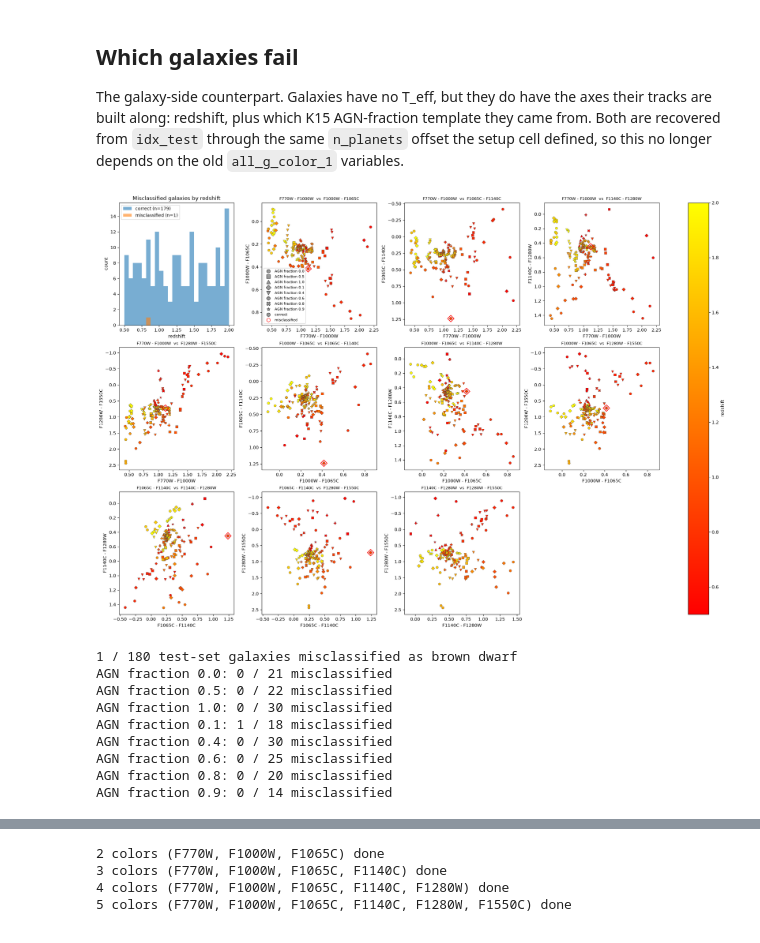
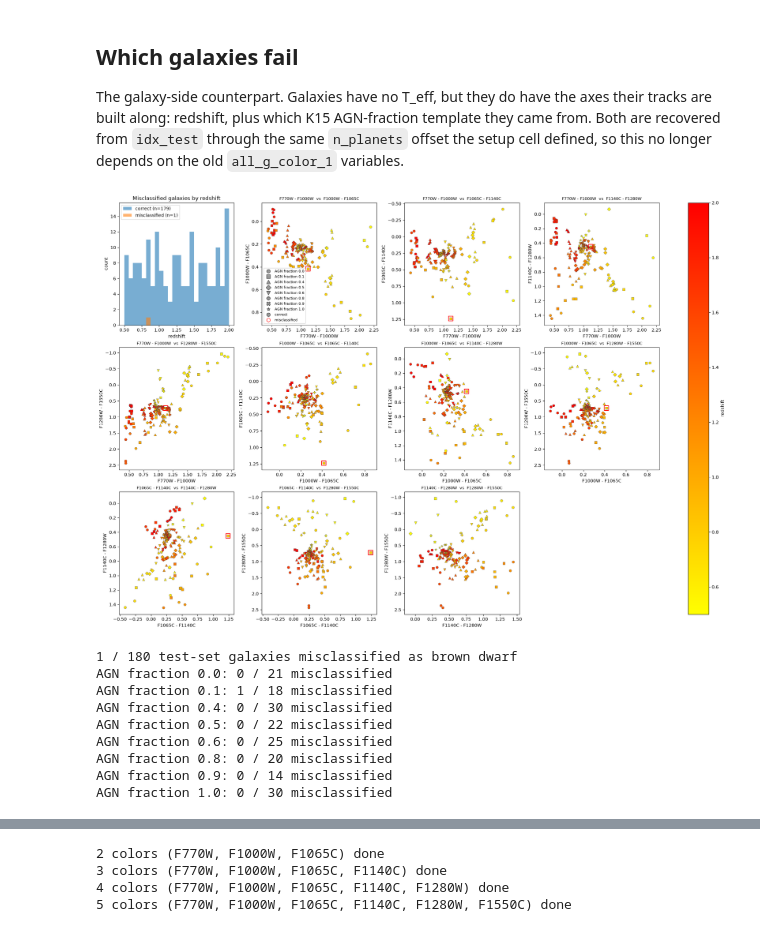
Before and after one commit to mitchell-foote/dwarfhunt, a Jupyter notebook: pop-separation/pop-separation.ipynb, the cells around one changed output, grey strips where cells are left out. Saved outputs shown, nothing was run; the diff lists cells and outputs as text; code cells hidden in the pictures.

```diff
--- a/pop-separation/pop-separation.ipynb
+++ b/pop-separation/pop-separation.ipynb
@@ -517,52 +517,69 @@ if len(GALAXY_AGN_FRACTIONS) > len(markers):
     print(f"  WARNING: {len(GALAXY_AGN_FRACTIONS)} templates but only "
           f"{len(markers)} marker shapes -- shapes repeat and the legend is "
           "ambiguous. Add markers or split the figure.")
+
+# Sorted by AGN fraction, NOT by GALAXY_TEMPLATE_FILES order. That tuple is
+# ordered by when each template was added, which is meaningless to a reader, so
+# the legend read 0.0, 0.5, 1.0, 0.1, ... Sorting here is presentation only: it
+# fixes the legend order and the shape-to-fraction assignment, and touches
+# nothing that feeds the fit. The row order in X stays as it was, so no numbers
+# move.
+AGN_FRACTIONS_SORTED = tuple(sorted(GALAXY_AGN_FRACTIONS))
 agn_markers = {frac: markers[i % len(markers)]
-               for i, frac in enumerate(GALAXY_AGN_FRACTIONS)}
+               for i, frac in enumerate(AGN_FRACTIONS_SORTED)}
+
+# ccp.GALAXY_CMAP is matplotlib's "autumn", which runs red -> yellow, putting
+# red at the LOW-redshift end. Reversed, the most redshifted objects are the
+# reddest -- the direction the eye already expects from the word "redshift".
+# Reversed at the call site rather than in dwarfhunt.plots on purpose:
+# GALAXY_CMAP also colours the galaxy tracks in michelson-gmm-exploration,
+# whose figures Log.md refers to.
+GALAXY_Z_CMAP = ccp.GALAXY_CMAP.reversed()
+
 norm = Normalize(vmin=np.nanmin(z_test), vmax=np.nanmax(z_test))
 
 for ax, pair in zip(axes[1:], pairs):
     for frac, marker in agn_markers.items():
         handle, _, _ = ccp.plot_failures(
             ax, X_test, Y_test, pred_best, cls=GALAXY_CLASS, dims=pair,
-            c=z_test, cmap=ccp.GALAXY_CMAP, norm=norm, marker=marker, size=32,
+            c=z_test, cmap=GALAXY_Z_CMAP, norm=norm, marker=marker, size=32,
             subset=agn_test == frac)
     ccp.style_panel(ax, names[pair[0]], names[pair[1]])
     ax.set_title(f"{names[pair[0]]}  vs  {names[pair[1]]}", fontsize=9)
 
 shape_handles = [Line2D([], [], marker=marker, linestyle="none", markerfacecolor="0.6",
                         markeredgecolor="0.25", markersize=8, label=f"AGN fraction {frac}")
                  for frac, marker in agn_markers.items()]
 status_handles = [
     Line2D([], [], marker="o", linestyle="none", markerfacecolor="0.6",
            markeredgecolor="0.25", markersize=8, label="correct"),
     Line2D([], [], marker="o", linestyle="none", markerfacecolor="none",
            markeredgecolor="red", markersize=8, label="misclassified"),
 ]
 axes[1].legend(handles=shape_handles + status_handles, fontsize=8, loc="best")
 
 for ax in axes[n_panels:]:
     ax.set_visible(False)
 
 fig.colorbar(handle, ax=axes[1:n_panels].tolist(), label="redshift")
 plt.show()
 
 print(f"{int(wrong.sum())} / {int(is_galaxy.sum())} test-set galaxies misclassified as brown dwarf")
-for frac in GALAXY_AGN_FRACTIONS:
+for frac in AGN_FRACTIONS_SORTED:
     n_total = int(np.sum(agn_test == frac))
     n_wrong = int(np.sum((agn_test == frac) & wrong))
     print(f"AGN fraction {frac}: {n_wrong} / {n_total} misclassified")
 # %% [output]
-[figure, old version]
+[figure, new version]
 1 / 180 test-set galaxies misclassified as brown dwarf
 AGN fraction 0.0: 0 / 21 misclassified
-AGN fraction 0.5: 0 / 22 misclassified
-AGN fraction 1.0: 0 / 30 misclassified
 AGN fraction 0.1: 1 / 18 misclassified
 AGN fraction 0.4: 0 / 30 misclassified
+AGN fraction 0.5: 0 / 22 misclassified
 AGN fraction 0.6: 0 / 25 misclassified
 AGN fraction 0.8: 0 / 20 misclassified
 AGN fraction 0.9: 0 / 14 misclassified
+AGN fraction 1.0: 0 / 30 misclassified
 # %% [markdown]
 ## Does the extra color actually help?
 
```
Also changed, not shown: parts of 4 cells of this notebook, 1 other file.
